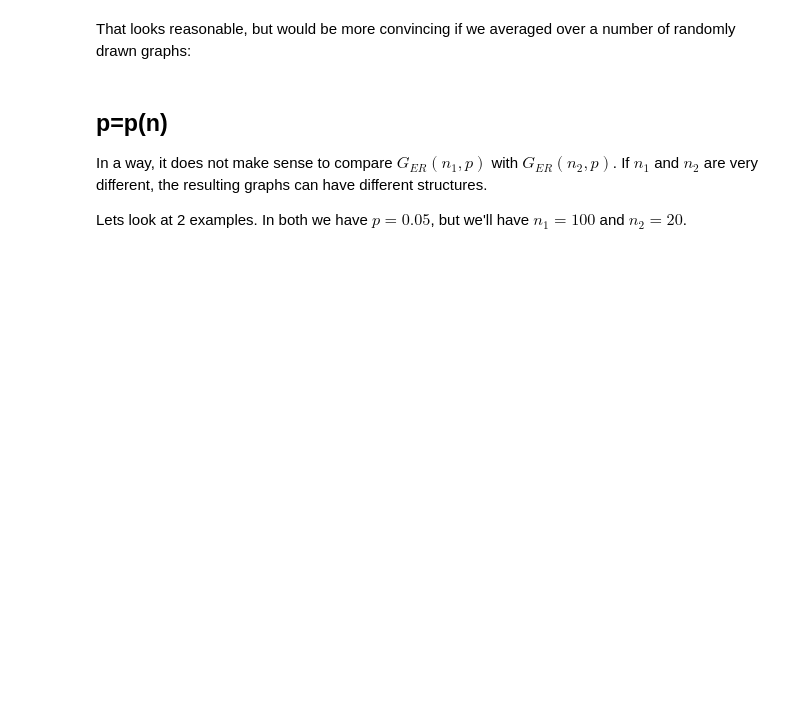
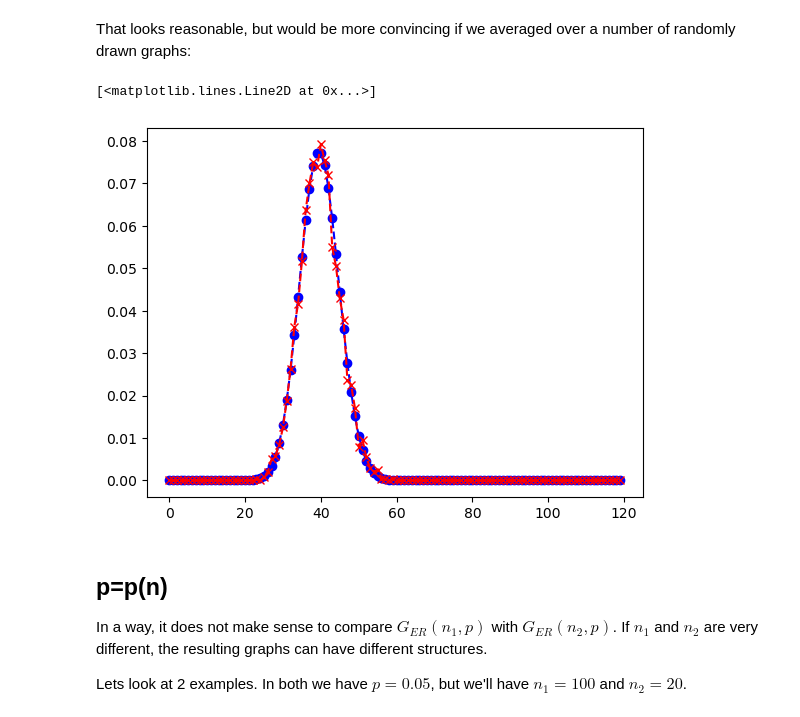
Before and after one commit to niallmadden/niallmadden.github.io, a Jupyter notebook: 2425-CS4423/W09/CS4423-W09-Part-2.ipynb, the cells around one changed output. Saved outputs shown, nothing was run; the diff lists cells and outputs as text; code cells hidden in the pictures; blank space fills up the shorter version.

```diff
--- a/2425-CS4423/W09/CS4423-W09-Part-2.ipynb
+++ b/2425-CS4423/W09/CS4423-W09-Part-2.ipynb
@@ -56,10 +66,10 @@ random_sample_B(10,0.2)
 We'd expect this to return a list of $pN$ numbers, which it does (on average)
 # %%
 sum_l = 0
-N = 10
+N = 100
 p = 0.2
 for i in range(N):
     S = random_sample_B(N,p)
     sum_l += len(S)
-    print(f"Sample {i:2d} has {len(S)} terms")
-print(f"Avergae is {sum_l/N}")
+    # print(f"Sample {i:2d} has {len(S)} terms")
+print(f"Average is {sum_l/N}")
@@ -148,9 +176,9 @@ We know that any graph drawn from $G_{ER}(n,m)$ has size $m$ (with probability 1
 For $G_{ER}(n,p)$ the _expected size_ is $pN$. Let's check that:
 # %%
 n = 100
-N = math.comb(n,2)
+N = math.comb(n,2) # "combination" = "binomial coef"
 p = 0.01
-num_trials = 100
+num_trials = 1000
 sum_of_sizes = 0
 for i in range(num_trials):
     G = nx.gnp_random_graph(n,p)
@@ -233,13 +277,16 @@ That looks reasonable, but would be more convincing if we averaged over a number
 # %%
 P1 = [math.comb(n-1,k)*(p**k)*(1-p)**(n-1-k) for k in range(n)]
 P2 = np.zeros(n)
-num_draws = 10
+num_draws = 20
 for run in range(num_draws):
     G = nx.gnp_random_graph(n,p)
     P2 = P2 + [count_k_in_G(G,k)/n/num_draws for k in range(n)]
 
 plt.plot(P1, marker='o', linestyle='--', color='b', label='theory')
 plt.plot(P2, marker='x', linestyle='--', color='r', label='compute')
+# %% [output]
+[<matplotlib.lines.Line2D at 0x...>]
+[figure, added]
 # %% [markdown]
 ## p=p(n)
 
```
Also changed, not shown: parts of 25 cells of this notebook, 4 other files.
